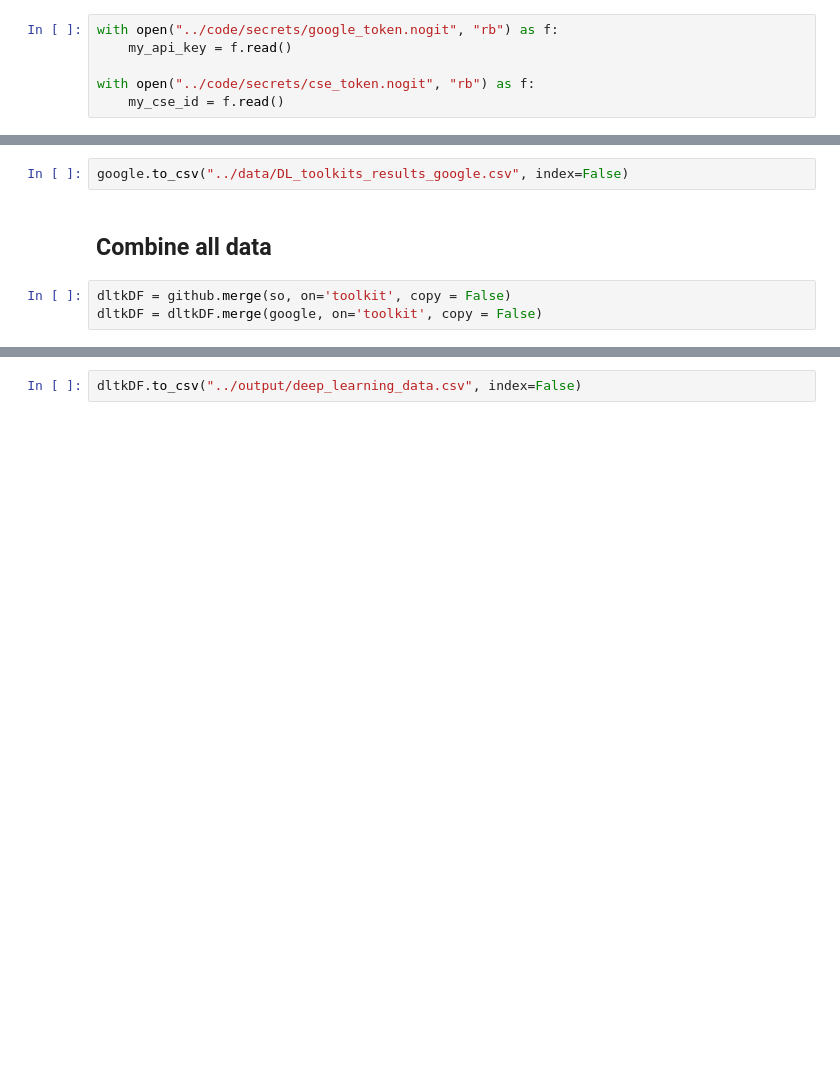
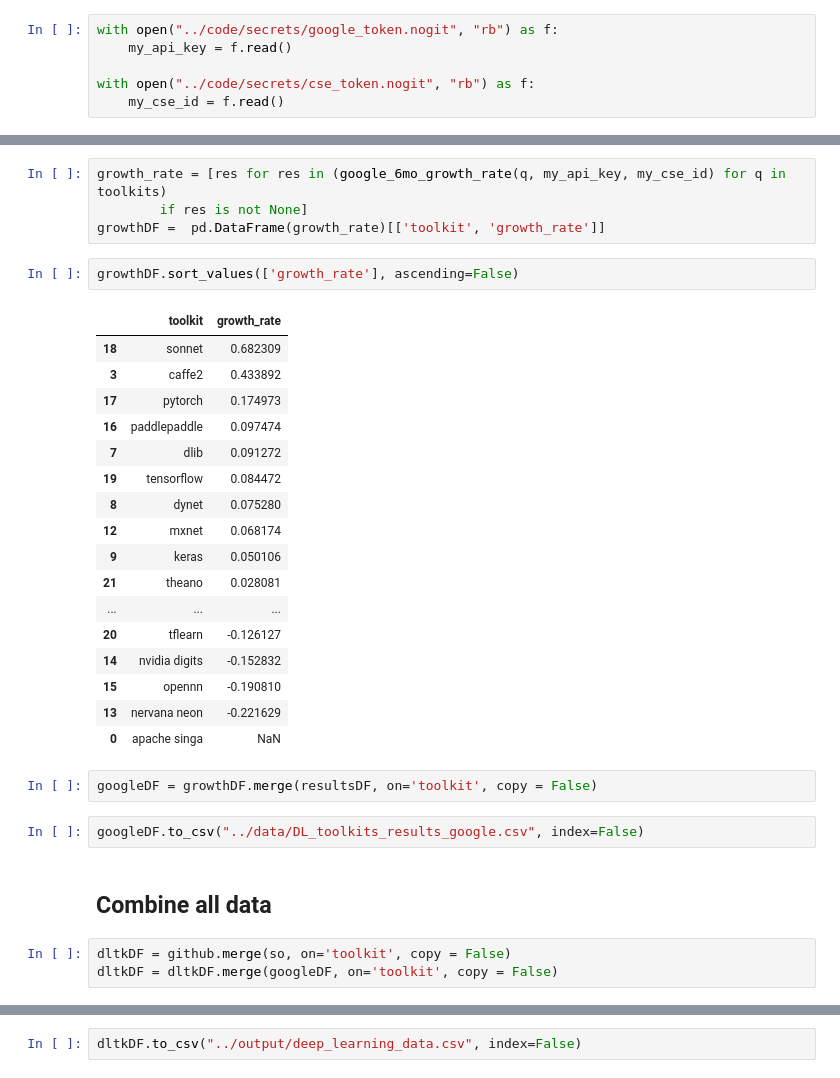
Before and after one commit to thedataincubator/data-science-blogs, a Jupyter notebook: code/make_DL_libraries_data.ipynb, the cells around one changed output, grey strips where cells are left out. Saved outputs shown, nothing was run; the diff lists cells and outputs as text; blank space fills up the shorter version.

```diff
--- a/code/make_DL_libraries_data.ipynb
+++ b/code/make_DL_libraries_data.ipynb
@@ -376,8 +377,34 @@ google
+# %%
+growth_rate = [res for res in (google_6mo_growth_rate(q, my_api_key, my_cse_id) for q in toolkits)
+        if res is not None]
+growthDF =  pd.DataFrame(growth_rate)[['toolkit', 'growth_rate']]
+# %%
+growthDF.sort_values(['growth_rate'], ascending=False)
+# %% [output]
+|  | toolkit | growth_rate |
+| 18 | sonnet | 0.682309 |
+| 3 | caffe2 | 0.433892 |
+| 17 | pytorch | 0.174973 |
+| 16 | paddlepaddle | 0.097474 |
+| 7 | dlib | 0.091272 |
+| 19 | tensorflow | 0.084472 |
+| 8 | dynet | 0.075280 |
+| 12 | mxnet | 0.068174 |
+| 9 | keras | 0.050106 |
+| 21 | theano | 0.028081 |
+| ... | ... | ... |
+| 20 | tflearn | -0.126127 |
+| 14 | nvidia digits | -0.152832 |
+| 15 | opennn | -0.190810 |
+| 13 | nervana neon | -0.221629 |
+| 0 | apache singa | NaN |
+# %%
+googleDF = growthDF.merge(resultsDF, on='toolkit', copy = False)
 # %%
-google.to_csv("../data/DL_toolkits_results_google.csv", index=False)
+googleDF.to_csv("../data/DL_toolkits_results_google.csv", index=False)
 # %% [markdown]
 ## Combine all data
 # %%
 dltkDF = github.merge(so, on='toolkit', copy = False)
-dltkDF = dltkDF.merge(google, on='toolkit', copy = False)
+dltkDF = dltkDF.merge(googleDF, on='toolkit', copy = False)
 # %%
```
Also changed, not shown: parts of 13 cells of this notebook, 8 other files.
